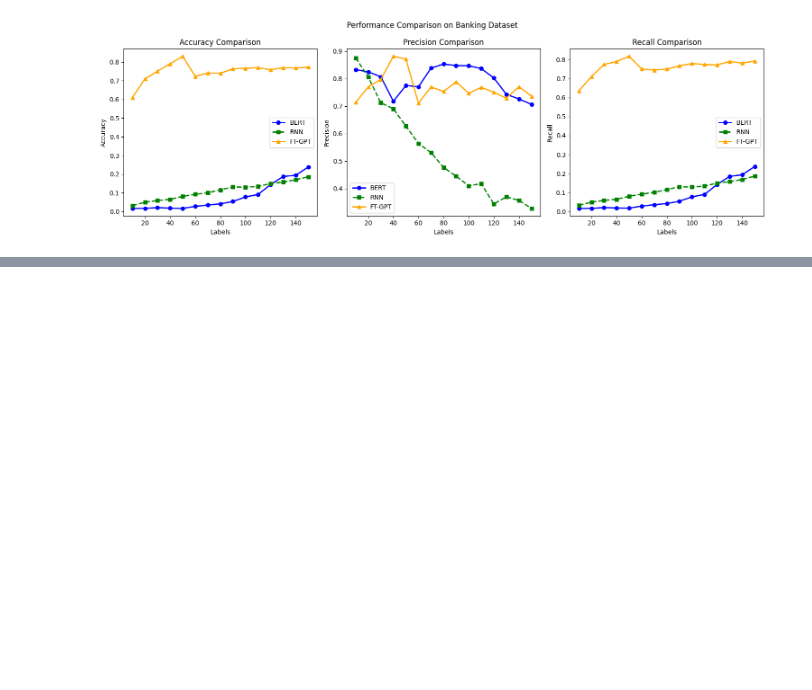
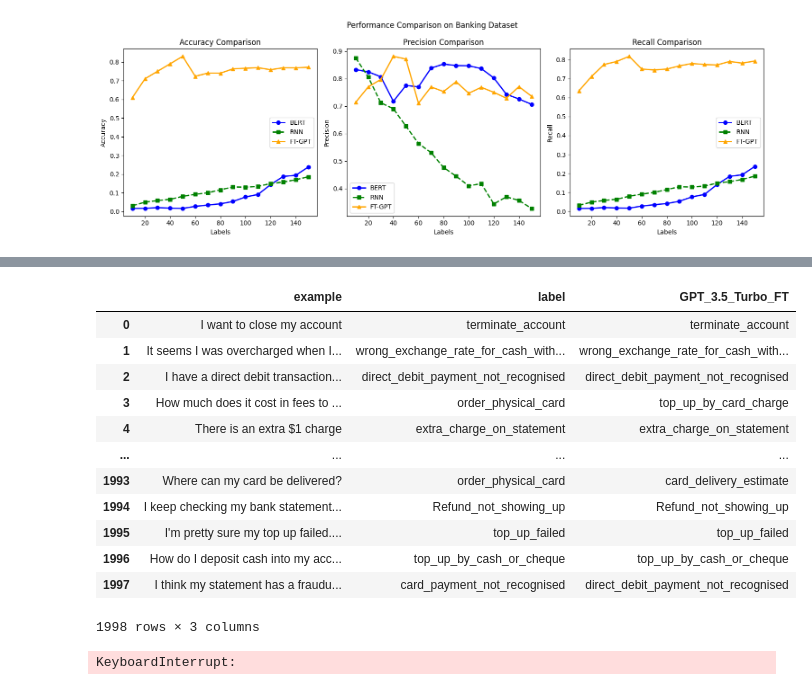
Before and after one commit to iiWhiteii/Anote-Text-Classification, a Jupyter notebook: Banking Dataset/Overall Evaluation/Overall_Label_Accuracies.ipynb, the cells around one changed output, grey strips where cells are left out. Cells and saved outputs as stored; diff of their text form; code cells hidden in the pictures; blank space fills up the shorter version.

```diff
--- a/Banking Dataset/Overall Evaluation/Overall_Label_Accuracies.ipynb
+++ b/Banking Dataset/Overall Evaluation/Overall_Label_Accuracies.ipynb
@@ -52,0 +76,16 @@ plt.show()
+# %%
+df
+# %% [output]
+|  | example | label | GPT_3.5_Turbo_FT |
+| 0 | I want to close my account | terminate_account | terminate_account |
+| 1 | It seems I was overcharged when I... | wrong_exchange_rate_for_cash_with... | wrong_exchange_rate_for_cash_with... |
+| 2 | I have a direct debit transaction... | direct_debit_payment_not_recognised | direct_debit_payment_not_recognised |
+| 3 | How much does it cost in fees to ... | order_physical_card | top_up_by_card_charge |
+| 4 | There is an extra $1 charge | extra_charge_on_statement | extra_charge_on_statement |
+| ... | ... | ... | ... |
+| 1993 | Where can my card be delivered? | order_physical_card | card_delivery_estimate |
+| 1994 | I keep checking my bank statement... | Refund_not_showing_up | Refund_not_showing_up |
+| 1995 | I'm pretty sure my top up failed.... | top_up_failed | top_up_failed |
+| 1996 | How do I deposit cash into my acc... | top_up_by_cash_or_cheque | top_up_by_cash_or_cheque |
+| 1997 | I think my statement has a fraudu... | card_payment_not_recognised | direct_debit_payment_not_recognised |
+1998 rows × 3 columns
@@ -52,0 +94,16 @@ plt.show()
+# %%
+# Create a confusion matrix
+conf_matrix = confusion_matrix(df['label'], df['GPT_3.5_Turbo_FT'], labels=df['label'])
+
+
+# Plot the confusion matrix
+disp = ConfusionMatrixDisplay(conf_matrix, display_labels=df['label'])
+disp.plot(cmap='Blues', values_format='d', xticks_rotation='vertical')
+
+# Save the plot to a file
+plt.savefig('confusion_matrix.png')
+
+# Show the plot
+plt.show()
+# %% [output]
+KeyboardInterrupt:
```
Also changed, not shown: parts of 3 cells of this notebook, 9 other files.
